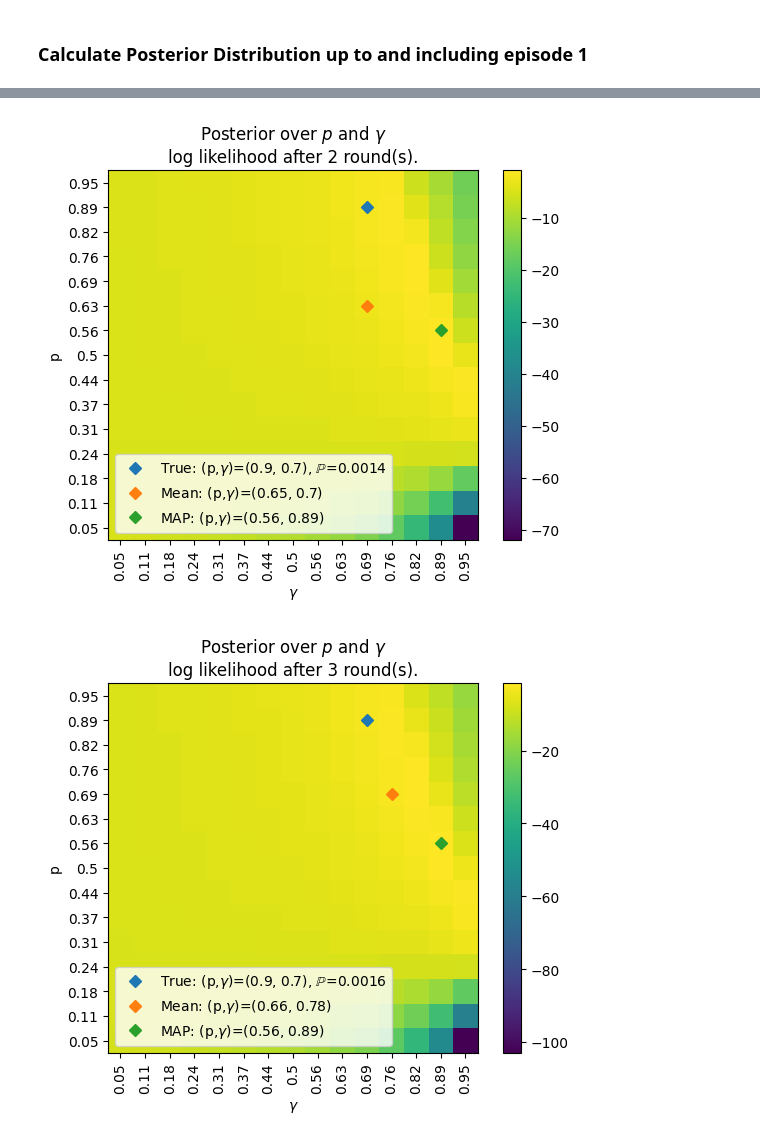
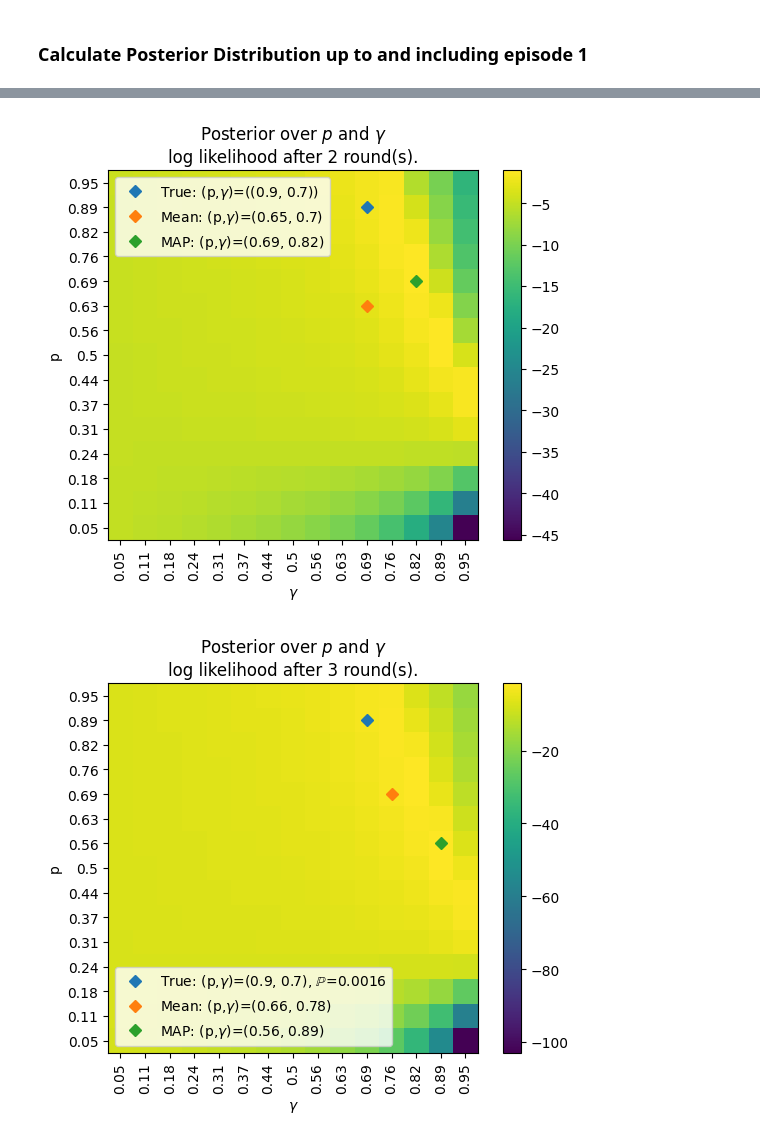
Before and after one commit to ankile/irl-environment-design, a Jupyter notebook: notebooks/02_pn_multi_round_ED.ipynb, the cells around one changed output, grey strips where cells are left out. Cells and saved outputs as stored; diff of their text form; code cells hidden in the pictures.

```diff
--- a/notebooks/02_pn_multi_round_ED.ipynb
+++ b/notebooks/02_pn_multi_round_ED.ipynb
@@ -80,0 +83,11 @@ Started episode 1
+# %%
+import pickle
+
+def save_list(lst, filename):
+    with open(filename, 'wb') as file:
+        pickle.dump(lst, file)
+
+def load_list(filename):
+    with open(filename, 'rb') as file:
+        lst = pickle.load(file)
+    return lst
@@ -81,7 +96,9 @@ Started episode 1
+# %%
+bs = load_list("tester")
 # %% [markdown]
 ### Inference
 # %%
-pos_inference = PosteriorInference(expert_trajectories=big_small_observations,
+pos_inference = PosteriorInference(expert_trajectories=bs,
                                     resolution = 15)
 # %% [markdown]
 ### Calculate Posterior Distribution up to and including episode 1
@@ -147,8 +158,8 @@ plot_statistics_over_time(episode=2, true_params=true_params)
 # %%
-pos_inference.plot(episode=2,
-                   param_values=true_params)
+pos_inference.plot_posterior(episode=2,
+                   param_values=true_params, show_true_prob=False)
 # %% [output]
-[figure, old version]
+[figure, new version]
 # %%
 pos_inference.plot(episode=3,
                    param_values=true_params)
```
Also changed, not shown: parts of 6 cells of this notebook, 8 other files.
